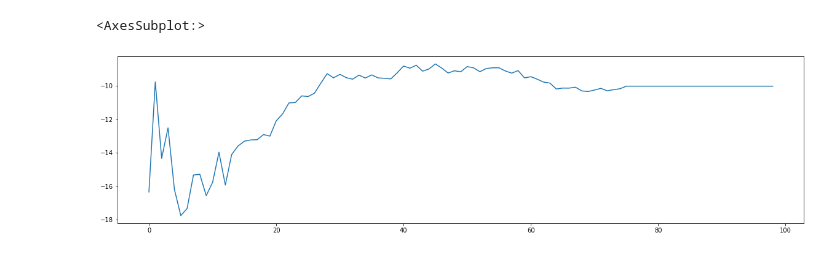
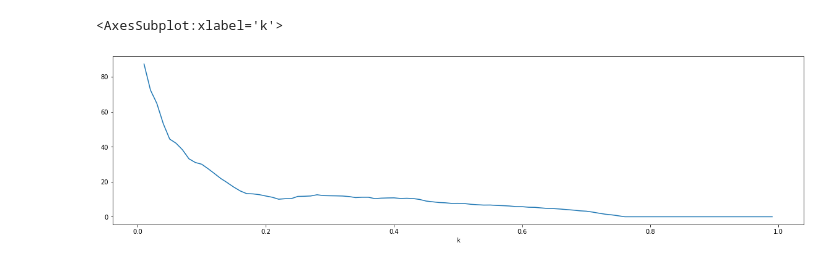
Before and after one commit to PashentsevW/hard-ml, a Jupyter notebook: final/eval.ipynb, the cells around one changed output. Drawn from its saved outputs; the diff is of its cells as text; code cells hidden in the pictures.

Commit message:
change uplift plot

```diff
--- a/final/eval.ipynb
+++ b/final/eval.ipynb
@@ -22,0 +23,4 @@ hist_ss.plot.bar()
+# %%
+plt.figure(figsize=(20, 5))
+plt.xticks(np.around(np.arange(min(metrics_df['k']), max(metrics_df['k']) + 0.02, 0.02), 2))
+metrics_df.set_index('k')['mean'].plot.line()
@@ -23,6 +30,6 @@ hist_ss.plot.bar()
 # %%
 plt.figure(figsize=(20, 5))
-metrics_df['mean'].plot.line()
+metrics_df.set_index('k')['std'].plot.line()
 # %% [output]
-<AxesSubplot:>
+<AxesSubplot:xlabel='k'>
-[figure, old version]
+[figure, new version]
```
Also changed, not shown: parts of 6 cells of this notebook.
